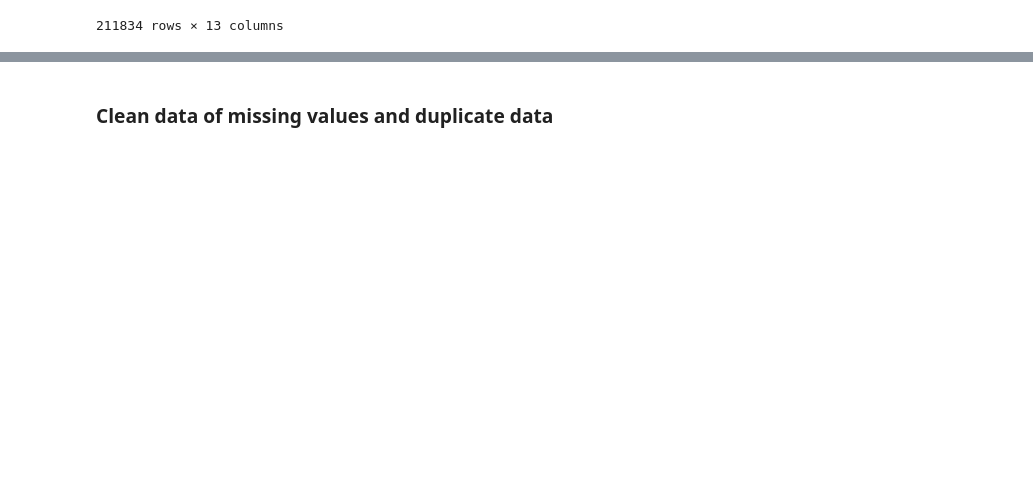
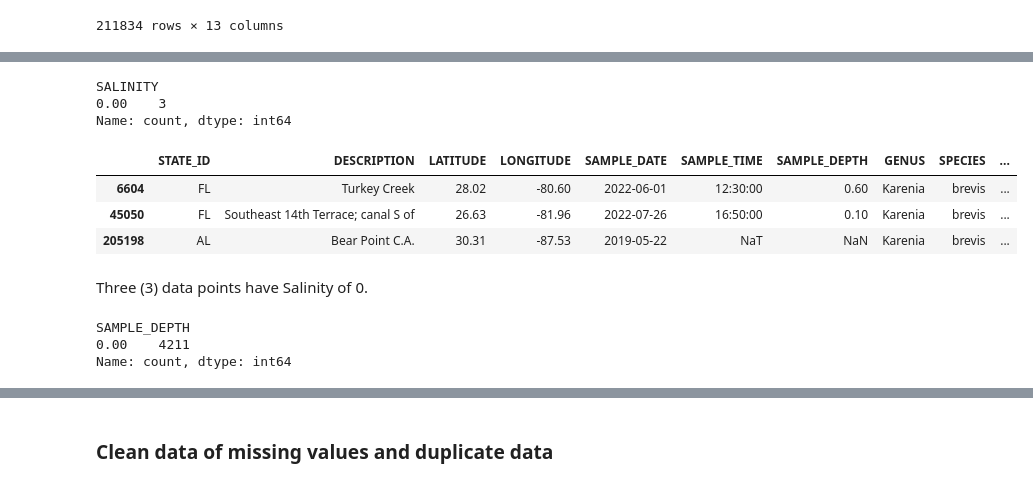
Before and after one commit to btokoli/Spotting-the-Unseen-Anomaly-Detection-in-Water-Quality-for-Early-Algal-Bloom-Warnings, a Jupyter notebook: analysis.ipynb, the cells around one changed output, grey strips where cells are left out. Saved outputs shown, nothing was run; the diff lists cells and outputs as text; code cells hidden in the pictures; blank space fills up the shorter version.

```diff
--- a/analysis.ipynb
+++ b/analysis.ipynb
@@ -137,0 +211,23 @@ new_df
+# %%
+#Checking sum of data points where SALINITY=0
+new_df[new_df["SALINITY"]== 0]["SALINITY"].value_counts()
+# %% [output]
+SALINITY
+0.00    3
+Name: count, dtype: int64
+# %%
+new_df[new_df["SALINITY"]== 0]
+# %% [output]
+|  | STATE_ID | DESCRIPTION | LATITUDE | LONGITUDE | SAMPLE_DATE | SAMPLE_TIME | SAMPLE_DEPTH | GENUS | SPECIES | ... |
+| 6604 | FL | Turkey Creek | 28.02 | -80.60 | 2022-06-01 | 12:30:00 | 0.60 | Karenia | brevis | ... |
+| 45050 | FL | Southeast 14th Terrace; canal S of | 26.63 | -81.96 | 2022-07-26 | 16:50:00 | 0.10 | Karenia | brevis | ... |
+| 205198 | AL | Bear Point C.A. | 30.31 | -87.53 | 2019-05-22 | NaT | NaN | Karenia | brevis | ... |
+# %% [markdown]
+Three (3) data points have Salinity of 0.
+# %%
+#Checking sum of data points where sample depth=0
+new_df[new_df["SAMPLE_DEPTH"]==0]["SAMPLE_DEPTH"].value_counts()
+# %% [output]
+SAMPLE_DEPTH
+0.00    4211
+Name: count, dtype: int64
```
Also changed, not shown: parts of 11 cells of this notebook.
